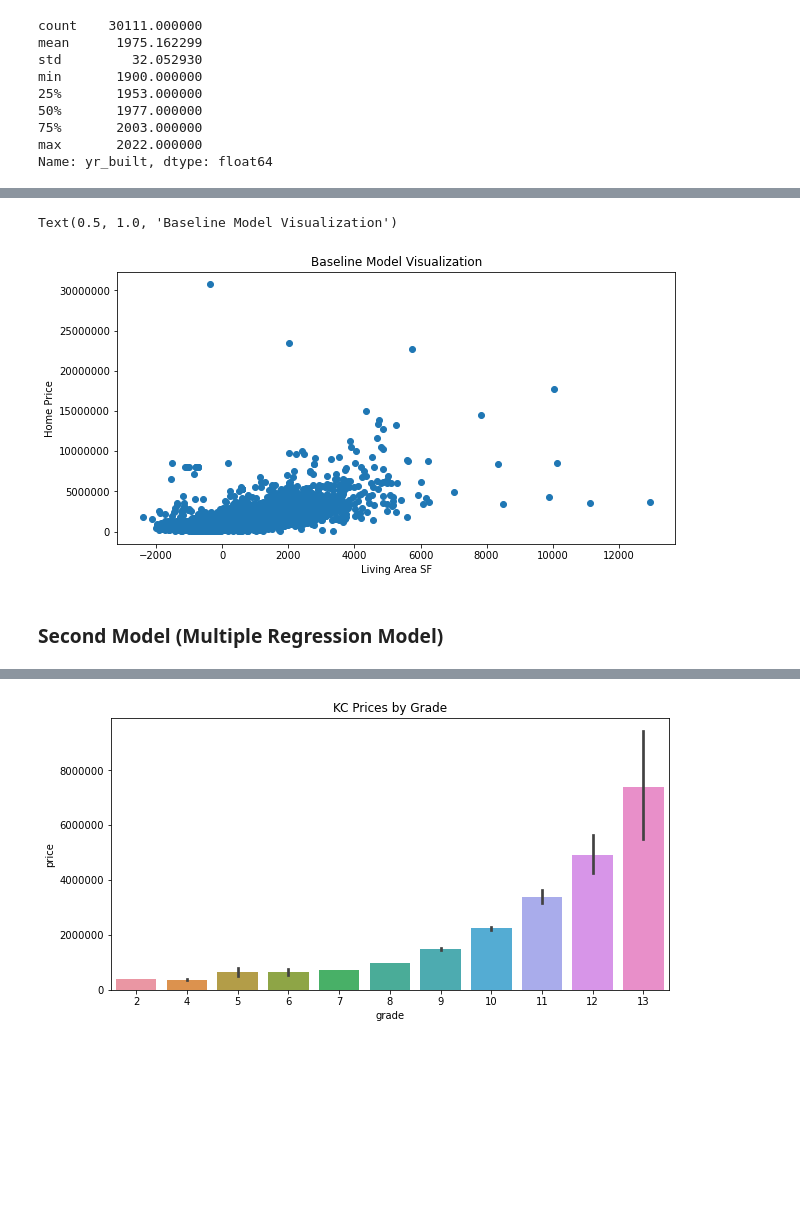
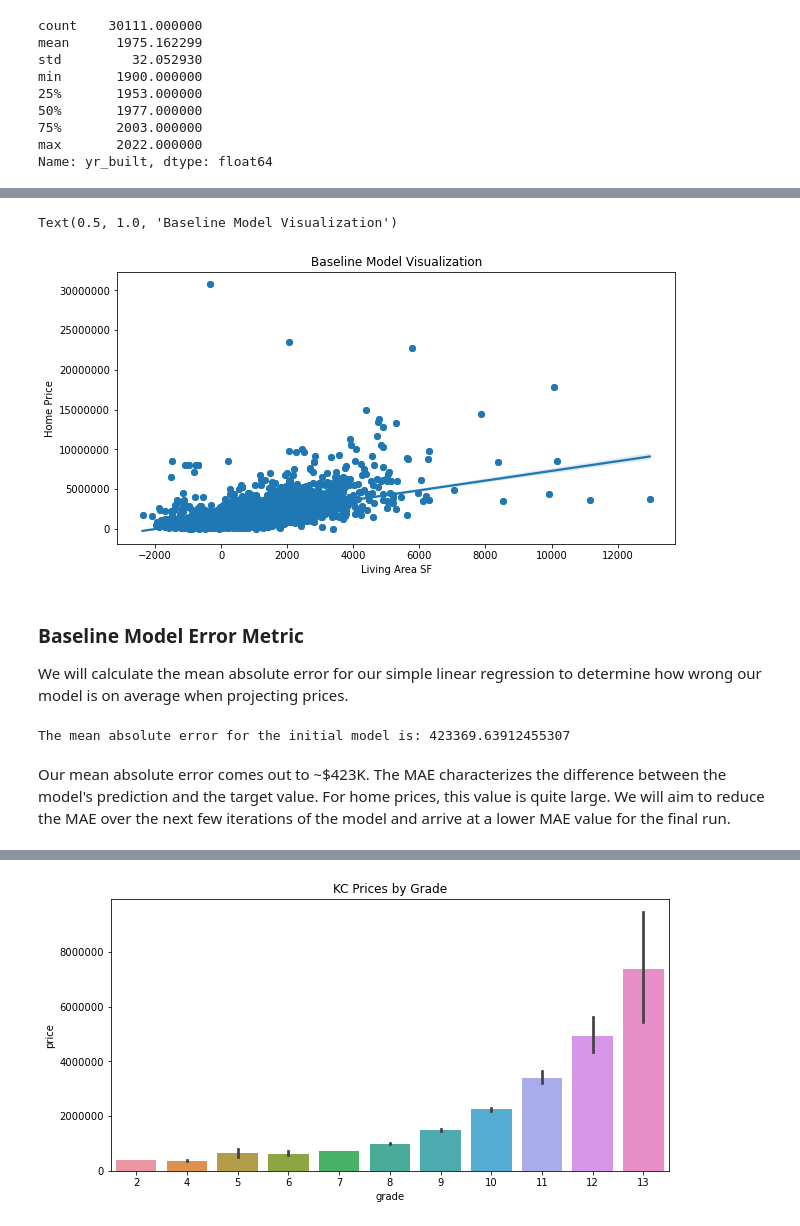
Before and after one commit to keziasetokusumo/dsc-phase-2-project-v2-5, a Jupyter notebook: KC_Analysis_Notebook.ipynb, the cells around one changed output, grey strips where cells are left out. Drawn from its saved outputs; the diff is of its cells as text; code cells hidden in the pictures; blank space fills up the shorter version.

```diff
--- a/KC_Analysis_Notebook.ipynb
+++ b/KC_Analysis_Notebook.ipynb
@@ -91,6 +103,6 @@ Name: yr_built, dtype: float64
 # %%
-# Exclude homes that were built before 1980 to make the information more relevant
-data=data[data['yr_built']>=1980]
+# Exclude homes that were built before 1975 to make the information more relevant
+data=data[data['yr_built']>=1975]
 data
 # %% [output]
 |  | date | price | bedrooms | bathrooms | sqft_living | sqft_lot | floors | waterfront | greenbelt | ... |
@@ -175,14 +196,26 @@ strong multicollinearity or other numerical problems.
 # %%
 # Visualize the baseline model
 import matplotlib.pyplot as plt
 fig, ax = plt.subplots(figsize=(10,5))
 ax.scatter(X, y)
+sns.regplot(x='sqft_living', y='price', data=data)
 plt.gcf().axes[0].yaxis.get_major_formatter().set_scientific(False)
 ax.set_xlabel("Living Area SF")
 ax.set_ylabel("Home Price")
 ax.set_title("Baseline Model Visualization")
 # %% [output]
 Text(0.5, 1.0, 'Baseline Model Visualization')
-[figure, old version]
+[figure, new version]
-# %% [markdown]
-### Second Model (Multiple Regression Model)
+# %% [markdown]
+### Baseline Model Error Metric
+We will calculate the mean absolute error for our simple linear regression to determine how wrong our model is on average when projecting prices.
+# %%
+# Compute mean absolute error for baseline model
+from sklearn.metrics import mean_absolute_error, mean_squared_error
+y_pred_baseline=baseline_results.predict(sm.add_constant(data['sqft_living']))
+mae_base=mean_absolute_error(data['price'], y_pred_baseline)
+print("The mean absolute error for the initial model is: "+ str(mae_base))
+# %% [output]
+The mean absolute error for the initial model is: 423369.63912455307
+# %% [markdown]
+Our mean absolute error comes out to ~$423K. The MAE characterizes the difference between the model's prediction and the target value. For home prices, this value is quite large. We will aim to reduce the MAE over the next few iterations of the model and arrive at a lower MAE value for the final run.
```
Also changed, not shown: parts of 57 cells of this notebook.
